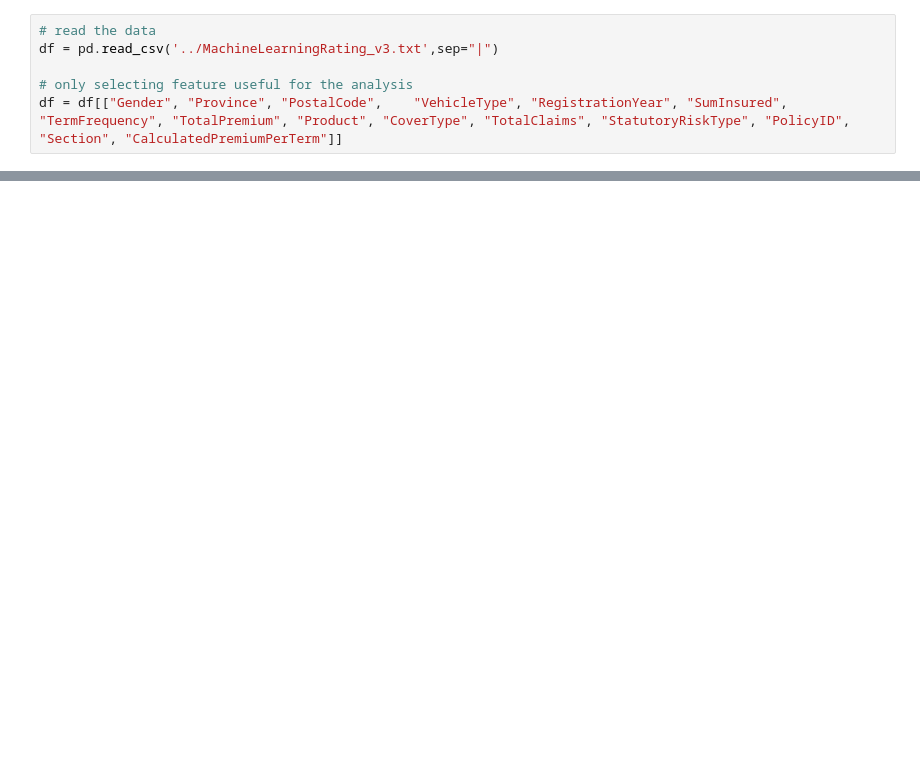
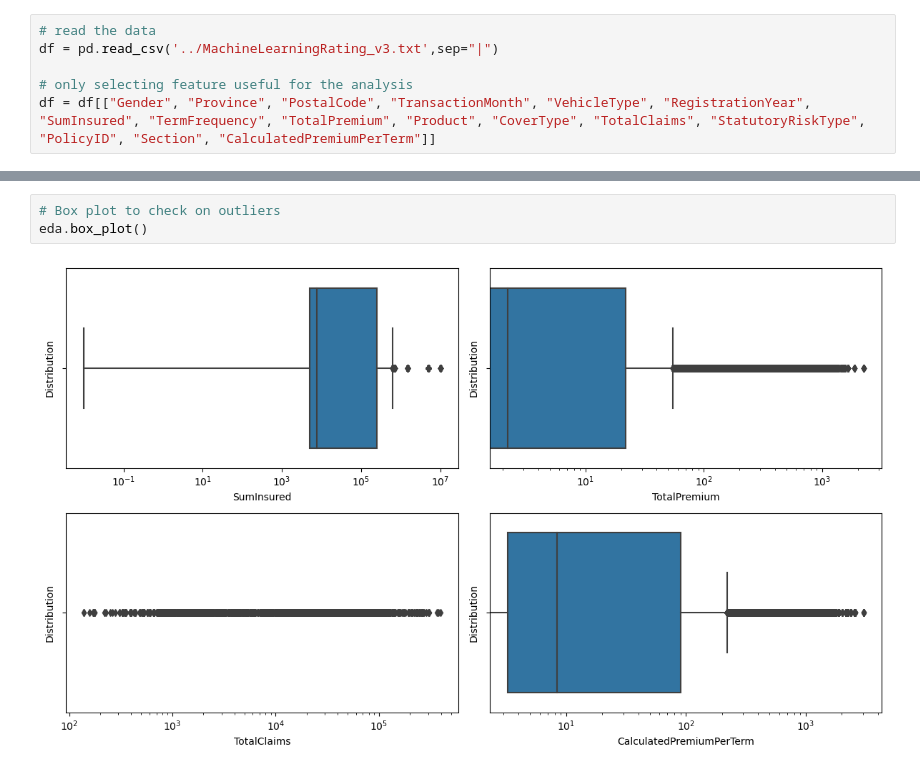
Before and after one commit to B2e5tty/Insurance_Analysis, a Jupyter notebook: notebooks/ED_Analysis.ipynb, the cells around one changed output, grey strips where cells are left out. Cells and saved outputs as stored; diff of their text form; blank space fills up the shorter version.

```diff
--- a/notebooks/ED_Analysis.ipynb
+++ b/notebooks/ED_Analysis.ipynb
@@ -13,7 +16,7 @@ from eda import EDA
 df = pd.read_csv('../MachineLearningRating_v3.txt',sep="|")
 
 # only selecting feature useful for the analysis
-df = df[["Gender", "Province", "PostalCode",	"VehicleType", "RegistrationYear", "SumInsured", "TermFrequency", "TotalPremium", "Product", "CoverType", "TotalClaims", "StatutoryRiskType", "PolicyID", "Section", "CalculatedPremiumPerTerm"]]
+df = df[["Gender", "Province", "PostalCode", "TransactionMonth", "VehicleType", "RegistrationYear", "SumInsured", "TermFrequency", "TotalPremium", "Product", "CoverType", "TotalClaims", "StatutoryRiskType", "PolicyID", "Section", "CalculatedPremiumPerTerm"]]
 # %%
 # intialize the class
 eda = EDA(df)
@@ -76,0 +106,5 @@ NumberOfVehiclesInFleet
+# %%
+# Box plot to check on outliers
+eda.box_plot()
+# %% [output]
+[figure, added]
```
Also changed, not shown: parts of 11 cells of this notebook, 1 other file.
